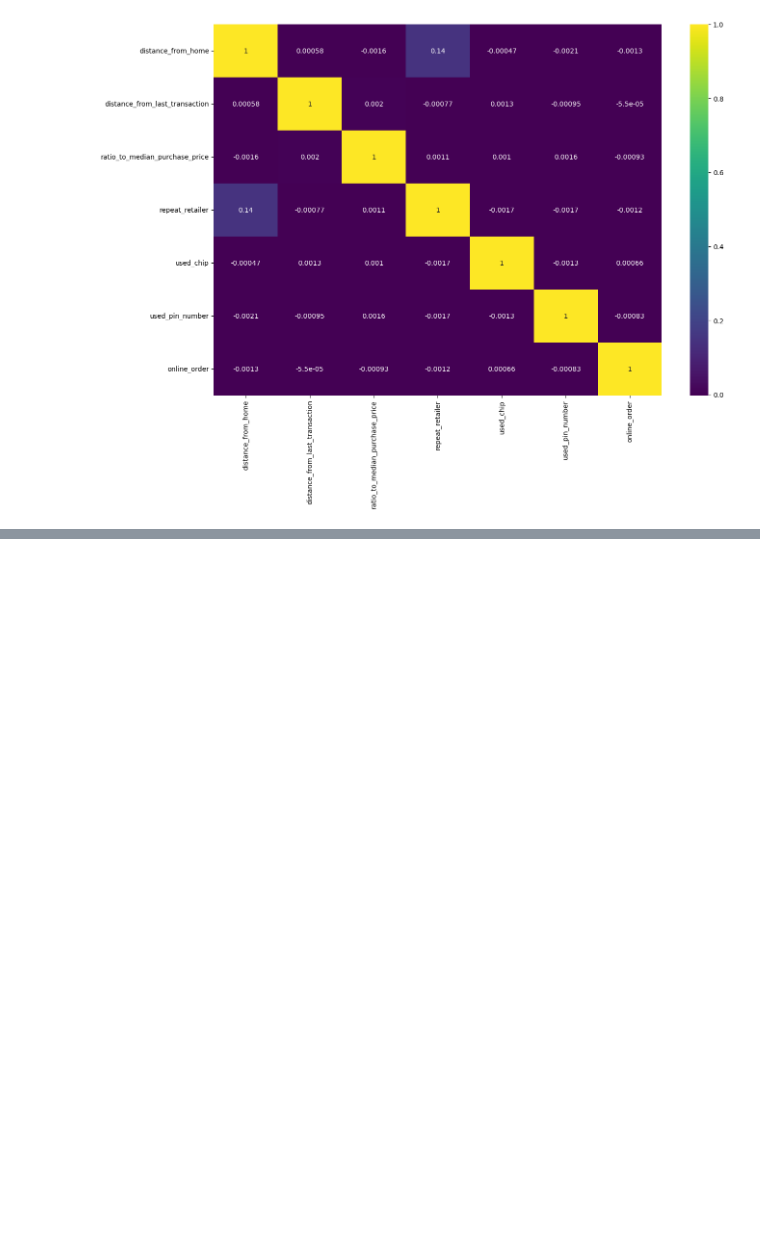
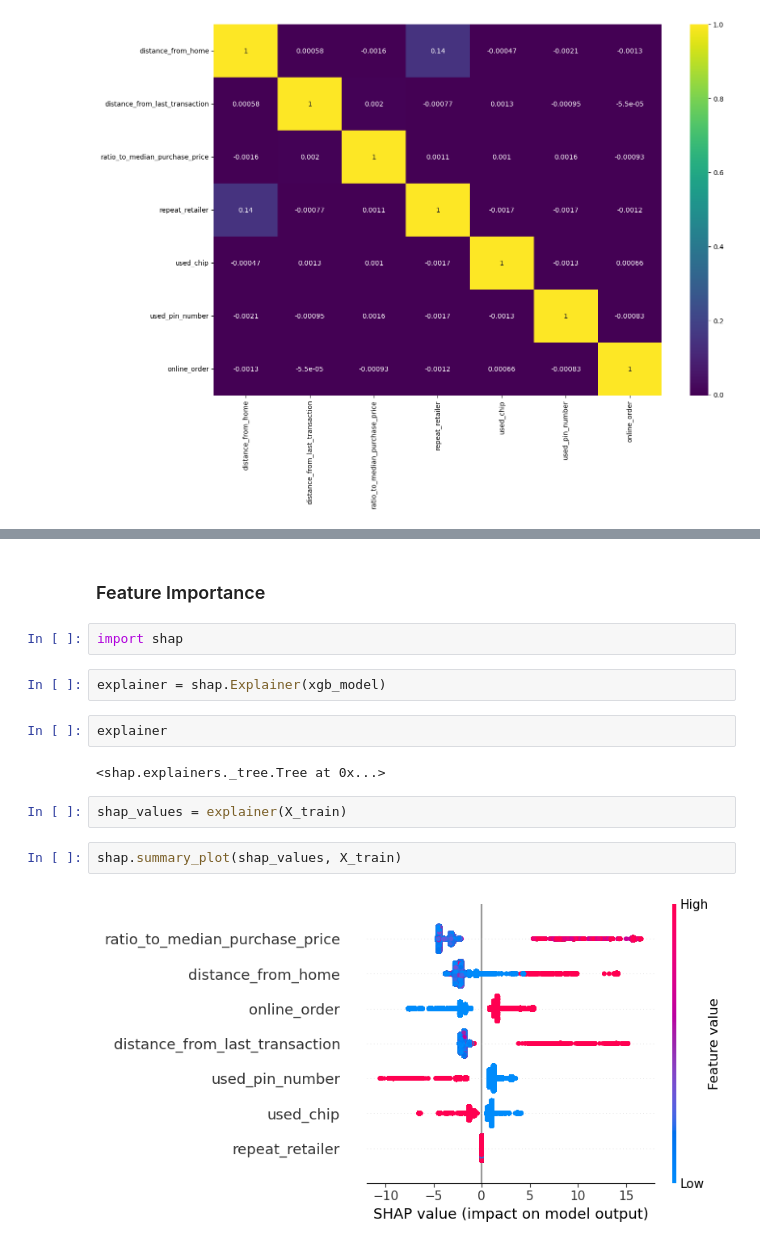
Before and after one commit to suhasmaddali/Credit-Card-Fraud-Detection, a Jupyter notebook: Credit Card Fraud Detection.ipynb, the cells around one changed output, grey strips where cells are left out. Cells and saved outputs as stored; diff of their text form; blank space fills up the shorter version.

```diff
--- a/Credit Card Fraud Detection.ipynb
+++ b/Credit Card Fraud Detection.ipynb
@@ -163,0 +162,16 @@ array([[273777,      2],
+# %% [markdown]
+### Feature Importance
+# %%
+import shap
+# %%
+explainer = shap.Explainer(xgb_model)
+# %%
+explainer
+# %% [output]
+<shap.explainers._tree.Tree at 0x...>
+# %%
+shap_values = explainer(X_train)
+# %%
+shap.summary_plot(shap_values, X_train)
+# %% [output]
+[figure, added]
```
Also changed, not shown: parts of 31 cells of this notebook.
